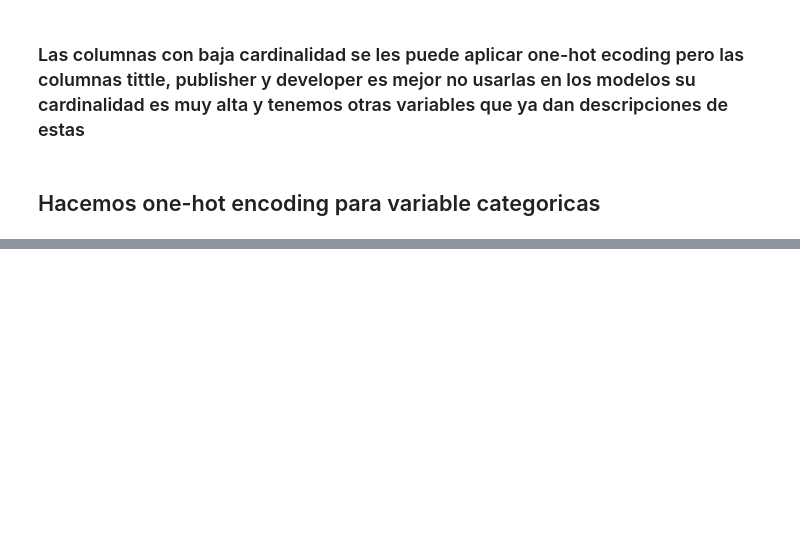
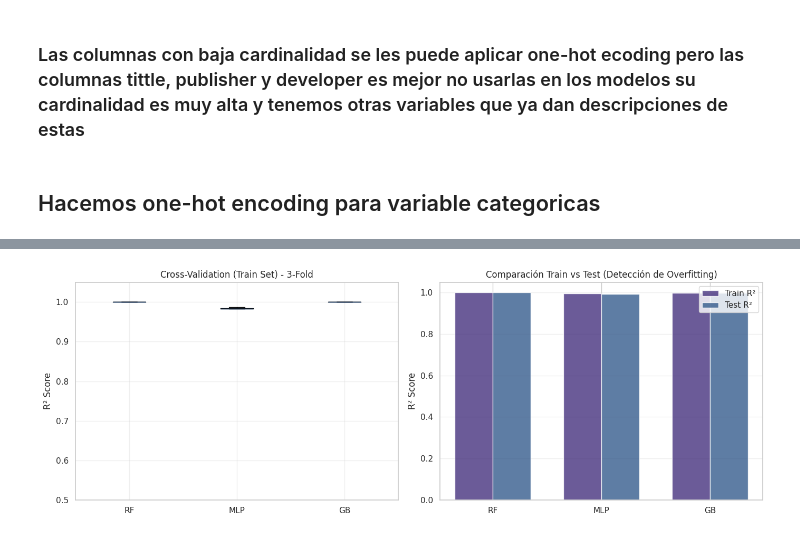
Before and after one commit to thetygerpotatto/CSfinal, a Jupyter notebook: gamess.ipynb, the cells around one changed output, grey strips where cells are left out. Cells and saved outputs as stored; diff of their text form; code cells hidden in the pictures; blank space fills up the shorter version.

Commit message:
Feat: Muchas cosas
One-Hot encoding corregido, test 80/20, más métricas

```diff
--- a/gamess.ipynb
+++ b/gamess.ipynb
@@ -295,7 +295,8 @@ columns_to_drop = [
     "genre_avg_sales_m",
     "platform_total_sales_m",
     "pub_total_sales_m",
-    "year_total_sales_m"
+    "year_total_sales_m",
+    "estimated_revenue_million_usd"
 ]
 
 df_all = df_all.drop(columns=columns_to_drop)
@@ -398,17 +493,0 @@ pipelines = {
-# %%
-kf = KFold(n_splits=3, shuffle=True, random_state=42)
-cv_results = {}
-for name, pipe in pipelines.items():
-    scores = cross_val_score(pipe, X, Y, cv=kf, scoring='r2')
-    cv_results[name] = scores
-    print(f"\n{name:8s}: {scores.mean():.3f} ± {scores.std()*2:.3f}  {scores.round(3)}")
-
-# Visualizar
-fig, ax = plt.subplots(figsize=(10, 5))
-ax.boxplot(cv_results.values(), labels=cv_results.keys())
-ax.set_ylabel('R2')
-ax.set_title('Comparación de Modelos con Pipeline + 5-Fold CV')
-ax.grid(True, alpha=0.3)
-ax.set_ylim(0.85, 1.02)
-plt.tight_layout()
-plt.show()
@@ -419,0 +494,71 @@ MLP     : 0.922 ± 0.018  [0.93  0.928 0.91 ]
+# %%
+# Cross-validation en train set (para detectar overfitting)
+kf = KFold(n_splits=3, shuffle=True, random_state=42)
+cv_results = {}
+test_results = {}
+
+print("="*70)
+print("EVALUACIÓN DE MODELOS: CV (Train) vs Test Set")
+print("="*70)
+
+for name, pipe in pipelines.items():
+    # Cross-validation en train
+    cv_scores = cross_val_score(pipe, X_train, y_train, cv=kf, scoring='r2')
+    cv_results[name] = cv_scores
+
+    # Entrenar en todo train set y evaluar en test
+    pipe.fit(X_train, y_train)
+    train_r2 = pipe.score(X_train, y_train)
+    test_r2 = pipe.score(X_test, y_test)
+
+    # Calcular RMSE y MAE en test
+    y_pred = pipe.predict(X_test)
+    test_rmse = np.sqrt(mean_squared_error(y_test, y_pred))
+    test_mae = mean_absolute_error(y_test, y_pred)
+
+    test_results[name] = {'r2': test_r2, 'rmse': test_rmse, 'mae': test_mae}
+
+    print(f"\n{name}:")
+    print(f"  CV Train R²:     {cv_scores.mean():.4f} ± {cv_scores.std()*2:.4f}")
+    print(f"  Train R² (full): {train_r2:.4f}")
+    print(f"  Test R²:         {test_r2:.4f}  {'✓ OK' if test_r2 > 0.7 else '⚠️  Bajo'}")
+    print(f"  Test RMSE:       {test_rmse:.4f}")
+    print(f"  Test MAE:        {test_mae:.4f}")
+    print(f"  Overfitting:     {train_r2 - test_r2:.4f}  {'⚠️  Alto' if train_r2 - test_r2 > 0.1 else '✓ OK'}")
+
+# Visualizar comparación
+fig, axes = plt.subplots(1, 2, figsize=(14, 5))
+
+# Gráfico 1: Cross-validation en train
+ax1 = axes[0]
+ax1.boxplot(cv_results.values(), labels=cv_results.keys())
+ax1.set_ylabel('R² Score')
+ax1.set_title('Cross-Validation (Train Set) - 3-Fold')
+ax1.grid(True, alpha=0.3)
+ax1.set_ylim([0.5, 1.05])
+
+# Gráfico 2: Train vs Test
+ax2 = axes[1]
+model_names = list(test_results.keys())
+train_r2_vals = [pipelines[name].score(X_train, y_train) for name in model_names]
+test_r2_vals = [test_results[name]['r2'] for name in model_names]
+
+x_pos = np.arange(len(model_names))
+width = 0.35
+ax2.bar(x_pos - width/2, train_r2_vals, width, label='Train R²', alpha=0.8)
+ax2.bar(x_pos + width/2, test_r2_vals, width, label='Test R²', alpha=0.8)
+ax2.set_ylabel('R² Score')
+ax2.set_title('Comparación Train vs Test (Detección de Overfitting)')
+ax2.set_xticks(x_pos)
+ax2.set_xticklabels(model_names)
+ax2.legend()
+ax2.grid(True, alpha=0.3, axis='y')
+ax2.set_ylim([0, 1.05])
+
+plt.tight_layout()
+plt.show()
+
+print("\n" + "="*70)
+print("INTERPRETACIÓN: Si Train R² >> Test R², hay overfitting")
+print("="*70)
+# %% [output]
@@ -419,0 +582 @@ MLP     : 0.922 ± 0.018  [0.93  0.928 0.91 ]
+[figure, added]
```
Also changed, not shown: parts of 14 cells of this notebook.
